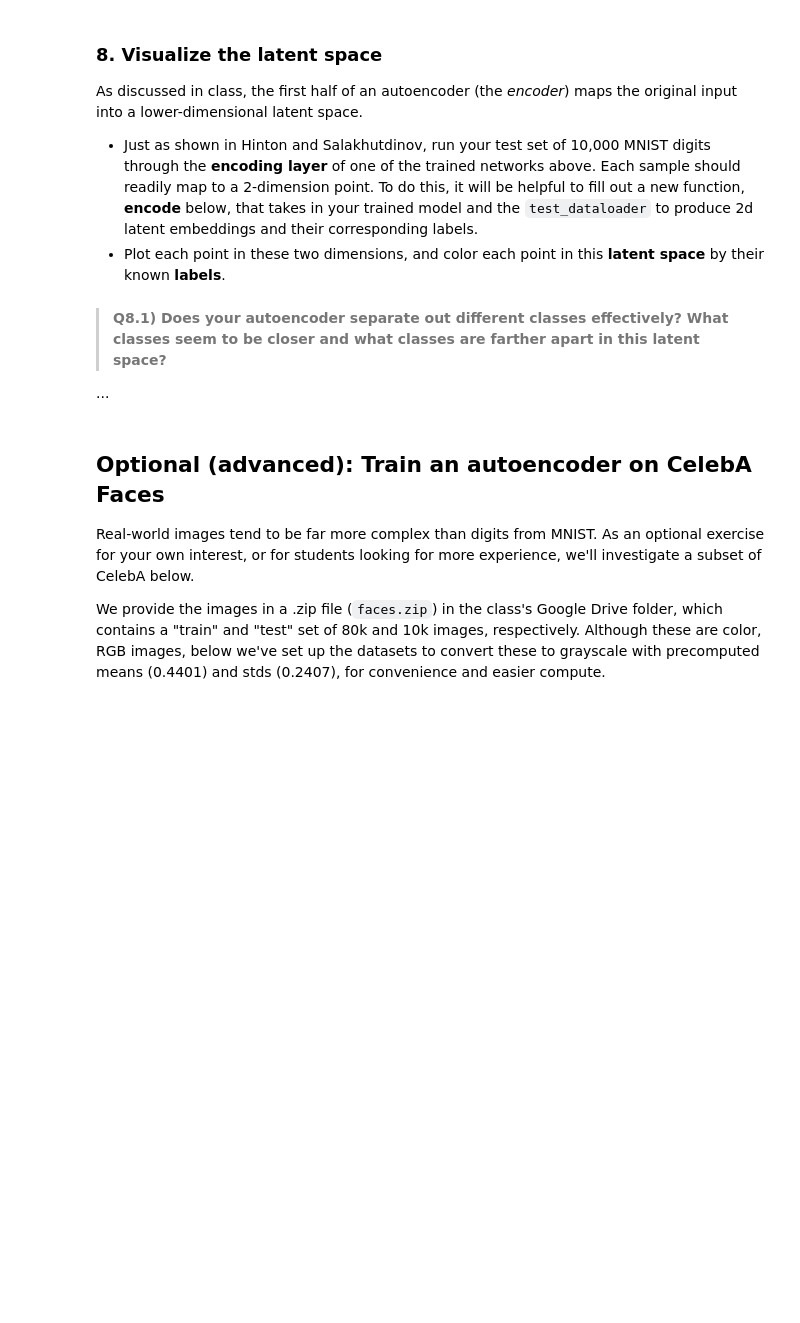
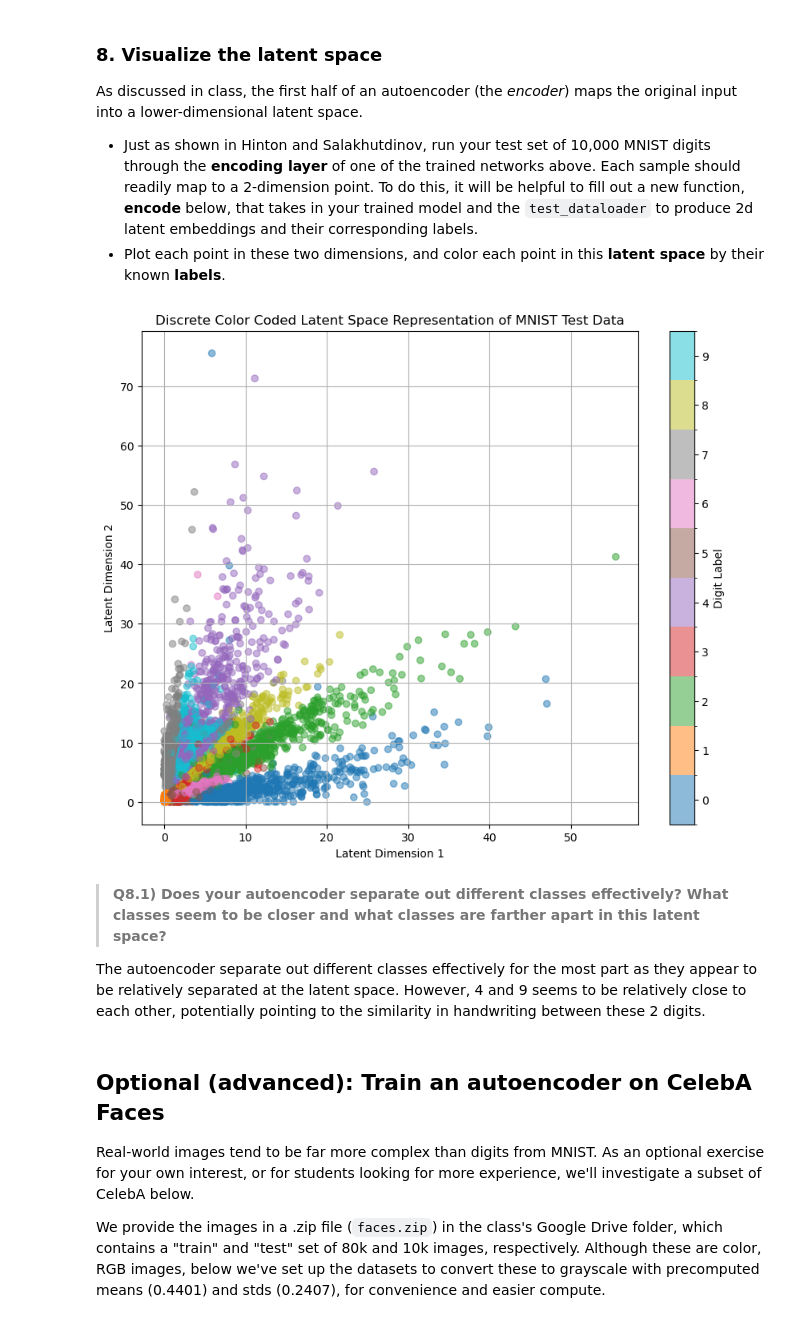
Before and after one commit to Broccolito/mnist_autoencoder, a Jupyter notebook: MNIST_Autoencoder.ipynb, the cells around one changed output. Drawn from its saved outputs; the diff is of its cells as text; code cells hidden in the pictures; blank space fills up the shorter version.

```diff
--- a/MNIST_Autoencoder.ipynb
+++ b/MNIST_Autoencoder.ipynb
@@ -493,7 +501,52 @@ def encode(model, device, test_loader):
+# %%
+### Write a helper function to grab examples from the test_loader to generate
+### pairs of embeddings and their associated labels
+
+def encode(model, device, test_loader):
+    model.eval()  # Set the model to evaluation mode
+    latent_embeddings = []
+    labels = []
+
+    with torch.no_grad():  # Disable gradient computation
+        for data, target in test_loader:
+            data = data.to(device)
+            encoded = model.encoder(data.view(data.size(0), -1))  # Ensure input shape is correct
+            latent_embeddings.append(encoded.cpu().numpy())  # Append the result as a NumPy array
+            labels.append(target.numpy())  # Append labels as NumPy array
+
+    # Concatenate all batches
+    latent_embeddings = np.concatenate(latent_embeddings, axis=0)
+    labels = np.concatenate(labels, axis=0)
+    return latent_embeddings, labels
+
+latent_embeddings, labels = encode(model2, device, test_loader)
+# %%
+### Plot latent space representation color-coded
+### according to their "true" labels
+
+def plot_latent_space(latent_embeddings, labels):
+    # Create a discrete colormap
+    cmap = plt.get_cmap('tab10')  # 'tab10' has 10 distinct colors
+    norm = mcolors.BoundaryNorm(np.arange(-0.5, 10, 1), cmap.N)  # Define boundaries for discrete colors
+
+    plt.figure(figsize=(10, 8))
+    scatter = plt.scatter(latent_embeddings[:, 0], latent_embeddings[:, 1], c=labels, cmap=cmap, norm=norm, alpha=0.5)
+    colorbar = plt.colorbar(scatter, ticks=np.arange(0, 10))
+    colorbar.set_label('Digit Label')
+
+    plt.title('Discrete Color Coded Latent Space Representation of MNIST Test Data')
+    plt.xlabel('Latent Dimension 1')
+    plt.ylabel('Latent Dimension 2')
+    plt.grid(True)
+    plt.show()
+
+plot_latent_space(latent_embeddings, labels)
+# %% [output]
+[figure, added]
 # %% [markdown]
 > **Q8.1) Does your autoencoder separate out different classes effectively? What classes seem to be closer and what classes are farther apart in this latent space?**
 
-...
+The autoencoder separate out different classes effectively for the most part as they appear to be relatively separated at the latent space. However, 4 and 9 seems to be relatively close to each other, potentially pointing to the similarity in handwriting between these 2 digits.
 # %% [markdown]
 ## Optional (advanced): Train an autoencoder on CelebA Faces
 
```
Also changed, not shown: parts of 11 cells of this notebook, 40 other files.
